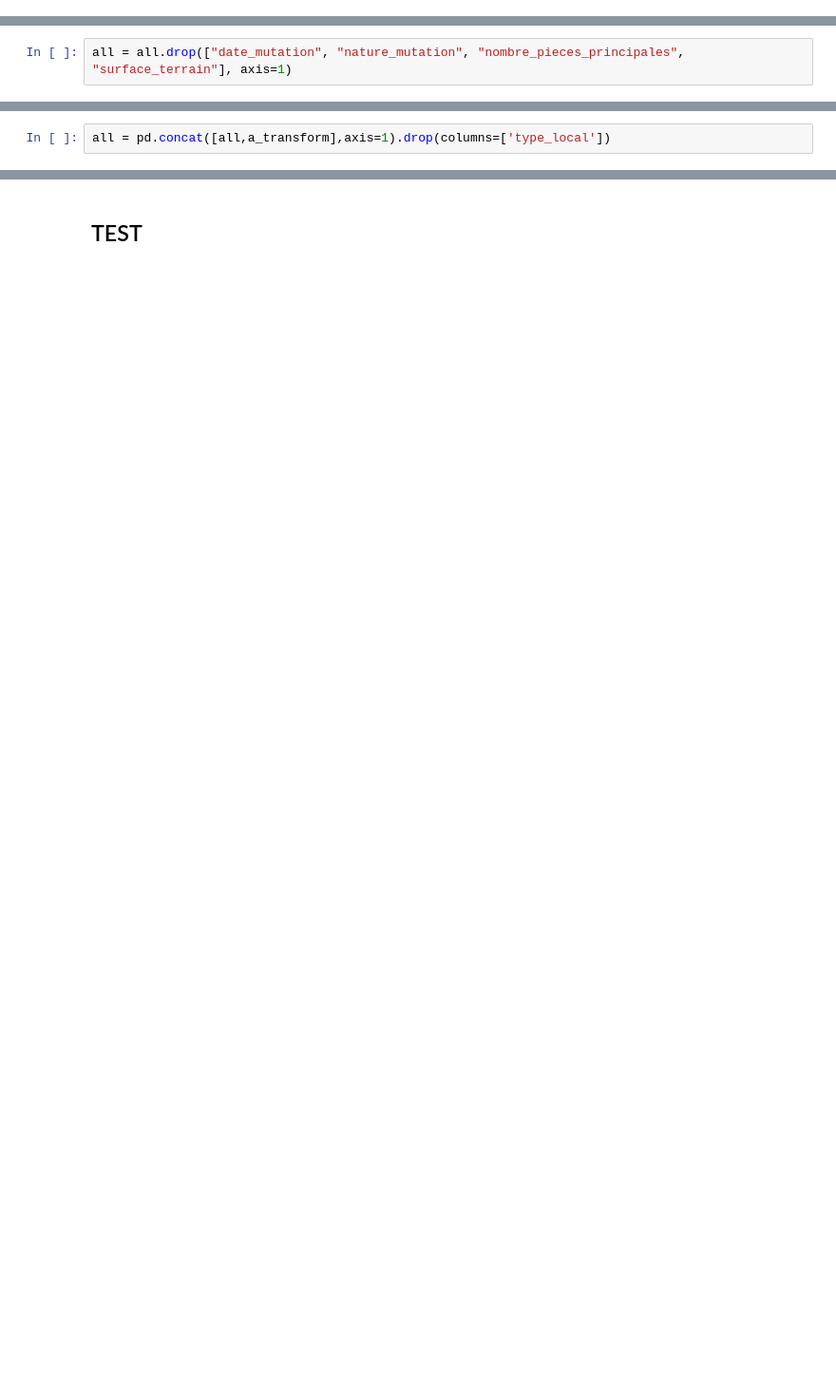
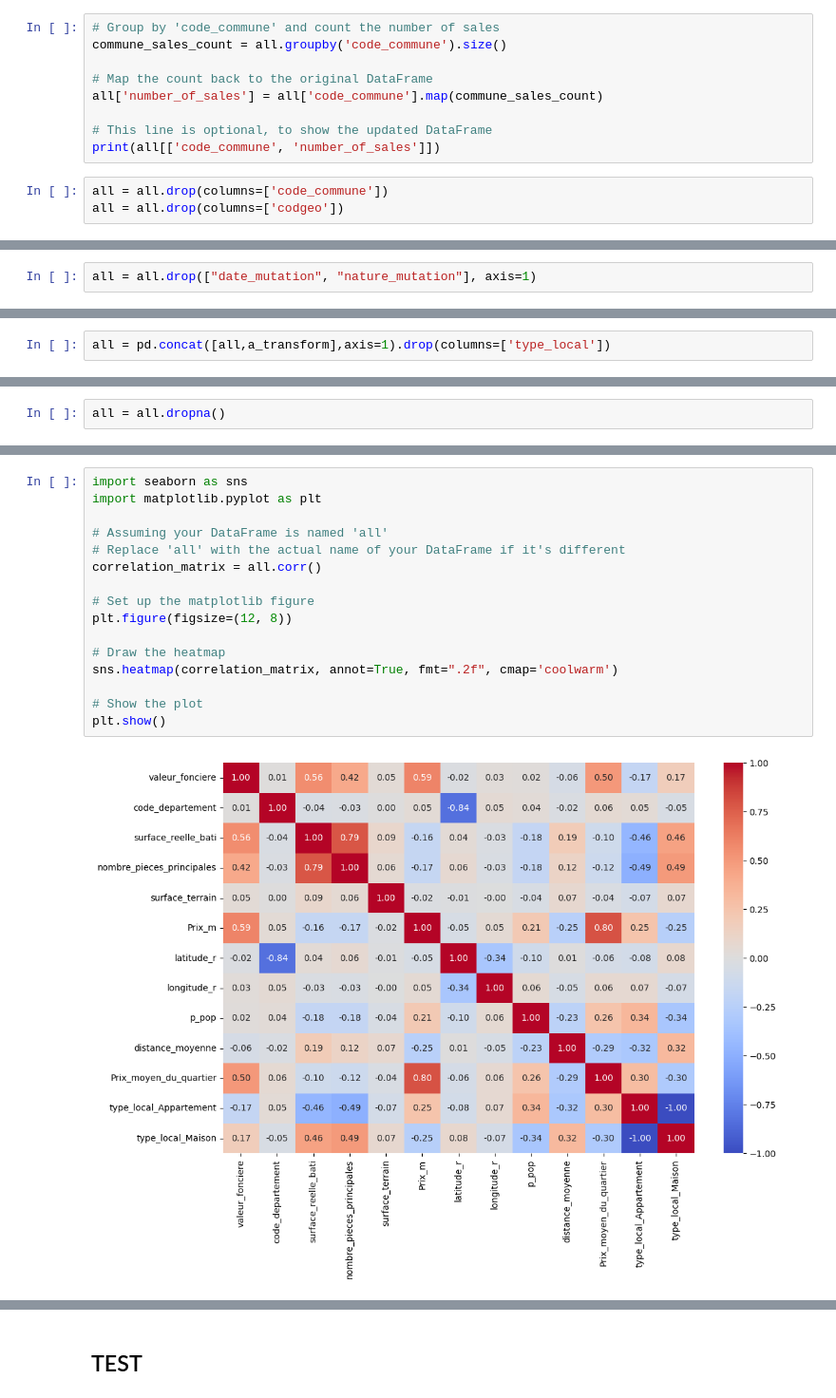
Before and after one commit to arthurdesma/immobilier_ml, a Jupyter notebook: data.ipynb, the cells around one changed output, grey strips where cells are left out. Shown: that part at 95% size. Saved outputs shown, nothing was run; the diff lists cells and outputs as text; blank space fills up the shorter version.

```diff
--- a/data.ipynb
+++ b/data.ipynb
@@ -486,5 +367,17 @@ Type: maison, Time taken: 97.88275122642517 seconds
 # %%
 all = pd.read_csv("data/france_entiere/combined_properties_france.csv")
+# %%
+# Group by 'code_commune' and count the number of sales
+commune_sales_count = all.groupby('code_commune').size()
+
+# Map the count back to the original DataFrame
+all['number_of_sales'] = all['code_commune'].map(commune_sales_count)
+
+# This line is optional, to show the updated DataFrame
+print(all[['code_commune', 'number_of_sales']])
+# %%
+all = all.drop(columns=['code_commune'])
+all = all.drop(columns=['codgeo'])
 # %%
 all.info()
 # %% [output]
@@ -515,6 +405,6 @@ array([2163.22222222, 2666.55555556, 2570.44444444, ..., 5667.33333333,
        6305.11111111, 6406.        ])
 # %%
-all = all.drop(["date_mutation", "nature_mutation", "nombre_pieces_principales", "surface_terrain"], axis=1)
+all = all.drop(["date_mutation", "nature_mutation"], axis=1)
 # %%
 all.info()
 # %% [output]
@@ -575,0 +472,2 @@ memory usage: 73.9 MB
+# %%
+all = all.dropna()
@@ -576 +497,19 @@ memory usage: 73.9 MB
+# %%
+import seaborn as sns
+import matplotlib.pyplot as plt
+
+# Assuming your DataFrame is named 'all'
+# Replace 'all' with the actual name of your DataFrame if it's different
+correlation_matrix = all.corr()
+
+# Set up the matplotlib figure
+plt.figure(figsize=(12, 8))
+
+# Draw the heatmap
+sns.heatmap(correlation_matrix, annot=True, fmt=".2f", cmap='coolwarm')
+
+# Show the plot
+plt.show()
+# %% [output]
+[figure, added]
 # %%
```
Also changed, not shown: parts of 47 cells of this notebook, 1 other file.
